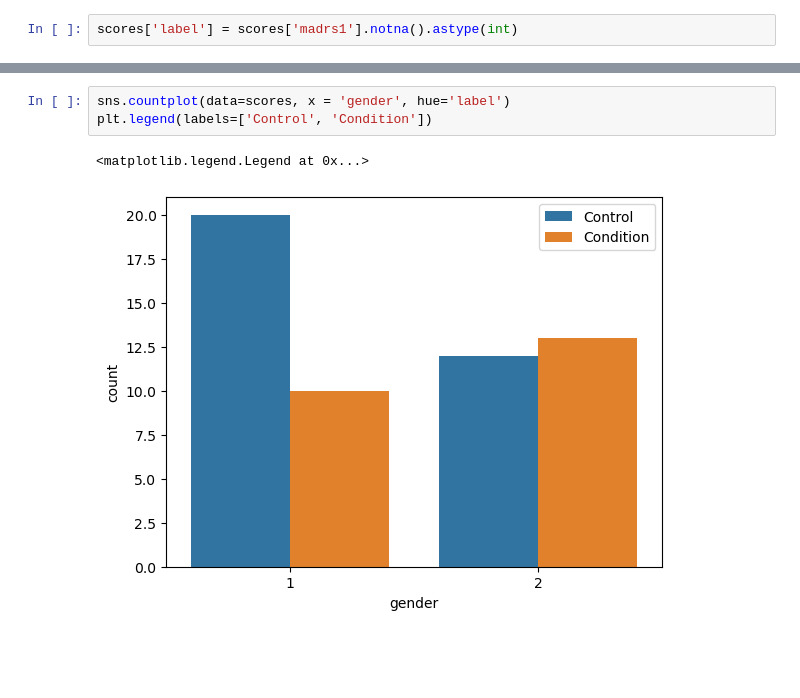
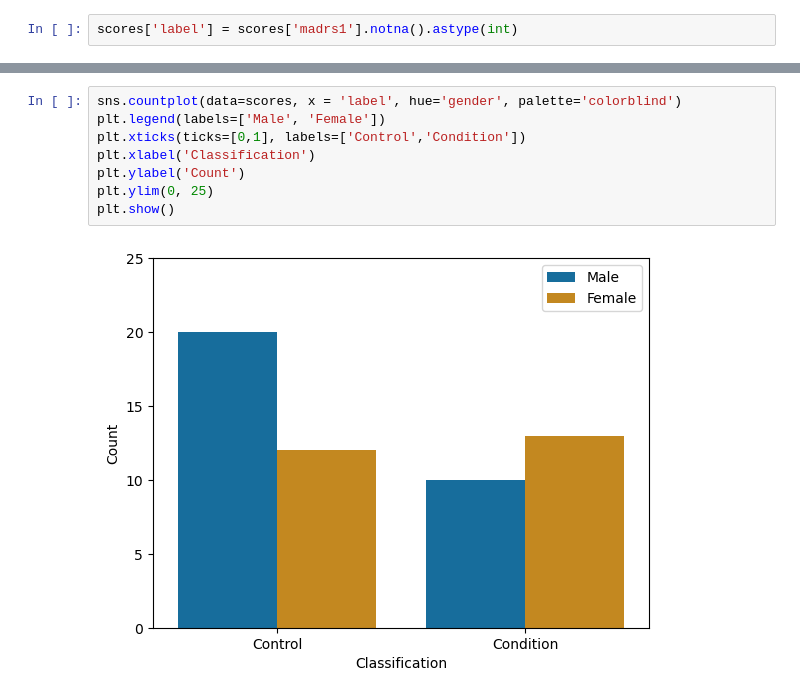
Before and after one commit to zoonalink/IGP-5, a Jupyter notebook: Tom/EDA - Basic Figures.ipynb, the cells around one changed output, grey strips where cells are left out. Cells and saved outputs as stored; diff of their text form; blank space fills up the shorter version.

```diff
--- a/Tom/EDA - Basic Figures.ipynb
+++ b/Tom/EDA - Basic Figures.ipynb
@@ -220,6 +212,10 @@ scores
 # %%
-sns.countplot(data=scores, x = 'gender', hue='label')
-plt.legend(labels=['Control', 'Condition'])
+sns.countplot(data=scores, x = 'label', hue='gender', palette='colorblind')
+plt.legend(labels=['Male', 'Female'])
+plt.xticks(ticks=[0,1], labels=['Control','Condition'])
+plt.xlabel('Classification')
+plt.ylabel('Count')
+plt.ylim(0, 25)
+plt.show()
 # %% [output]
-<matplotlib.legend.Legend at 0x...>
-[figure, old version]
+[figure, new version]
```
Also changed, not shown: parts of 25 cells of this notebook, 1 other file.
